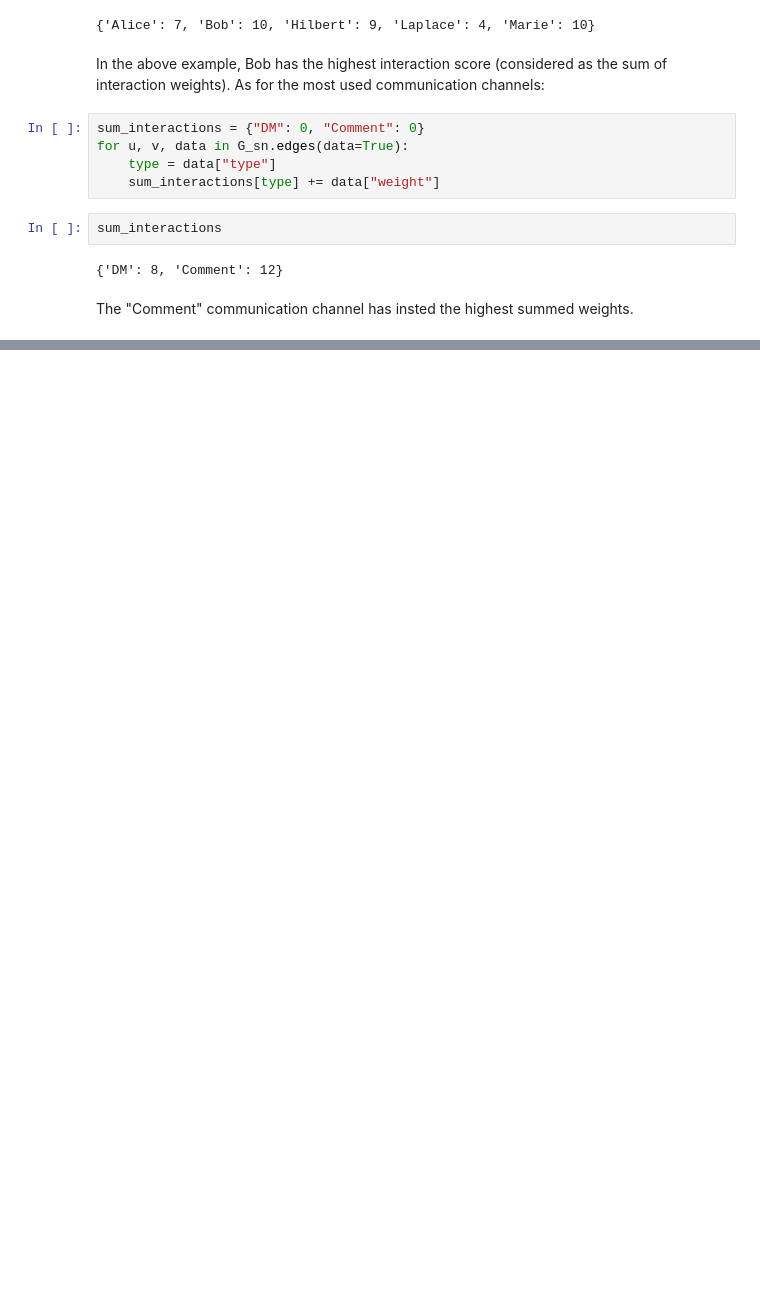
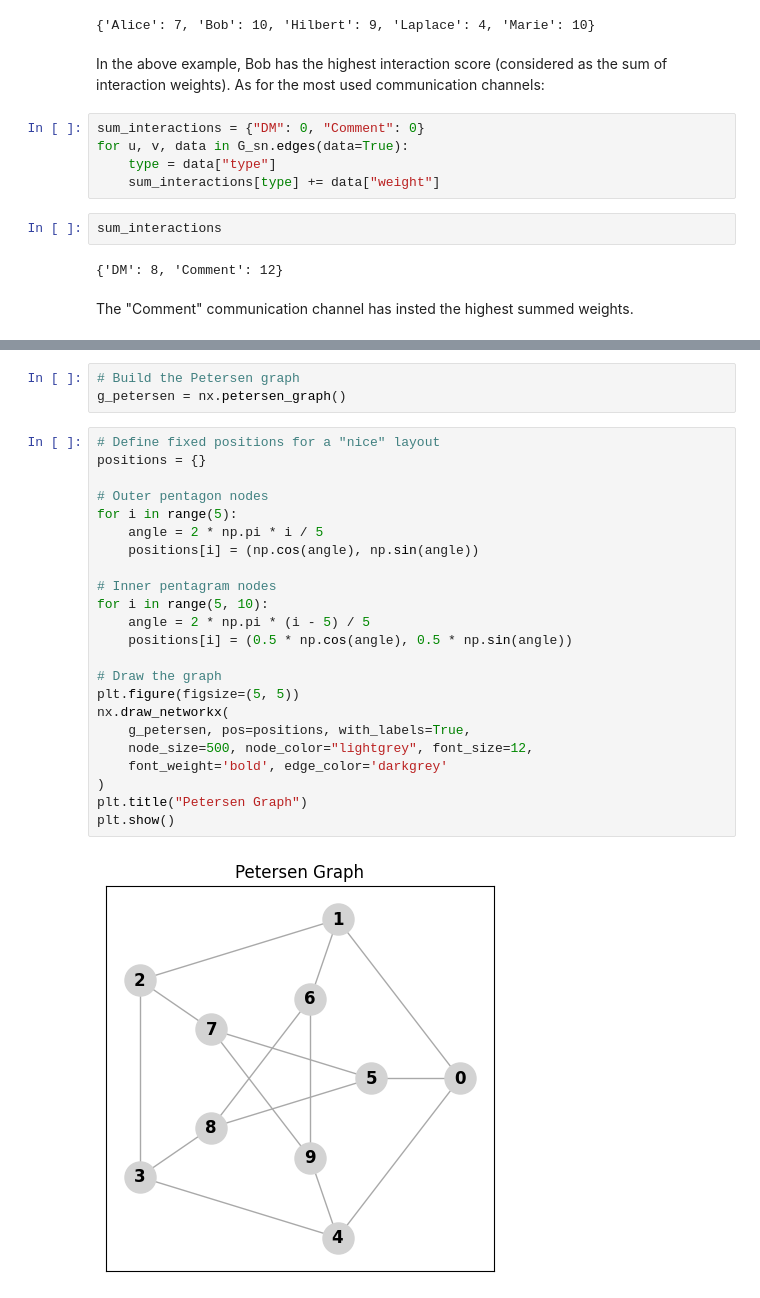
Before and after one commit to mirko-leccese/The-Machine-Learning-Project, a Jupyter notebook: graphs/graph-theory-networkx-2.ipynb, the cells around one changed output, grey strips where cells are left out. Saved outputs shown, nothing was run; the diff lists cells and outputs as text; blank space fills up the shorter version.

```diff
--- a/graphs/graph-theory-networkx-2.ipynb
+++ b/graphs/graph-theory-networkx-2.ipynb
@@ -299,0 +319,28 @@ $$
+# %%
+# Build the Petersen graph
+g_petersen = nx.petersen_graph()
+# %%
+# Define fixed positions for a "nice" layout
+positions = {}
+
+# Outer pentagon nodes
+for i in range(5):
+    angle = 2 * np.pi * i / 5
+    positions[i] = (np.cos(angle), np.sin(angle))
+
+# Inner pentagram nodes
+for i in range(5, 10):
+    angle = 2 * np.pi * (i - 5) / 5
+    positions[i] = (0.5 * np.cos(angle), 0.5 * np.sin(angle))
+
+# Draw the graph
+plt.figure(figsize=(5, 5))
+nx.draw_networkx(
+    g_petersen, pos=positions, with_labels=True,
+    node_size=500, node_color="lightgrey", font_size=12,
+    font_weight='bold', edge_color='darkgrey'
+)
+plt.title("Petersen Graph")
+plt.show()
+# %% [output]
+[figure, added]
```
Also changed, not shown: parts of 85 cells of this notebook, 2 other files.
